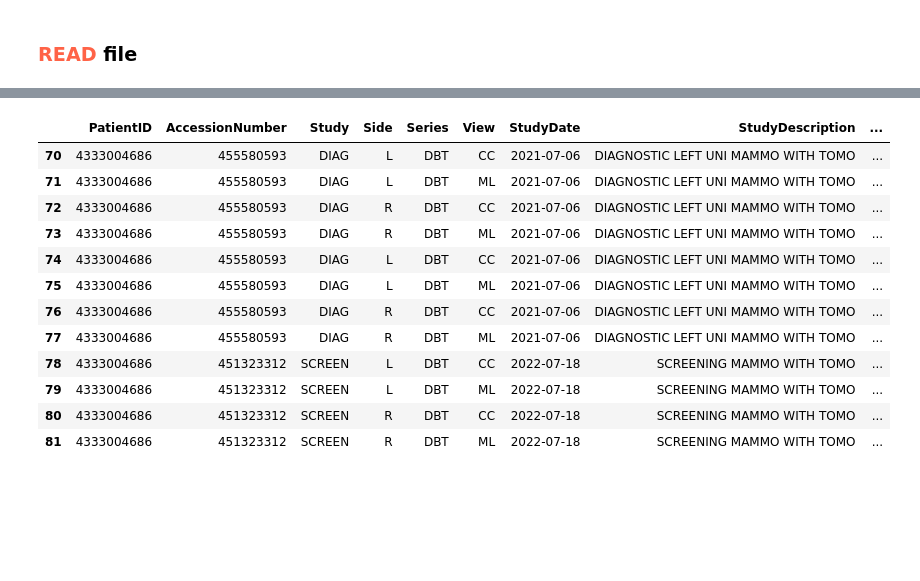
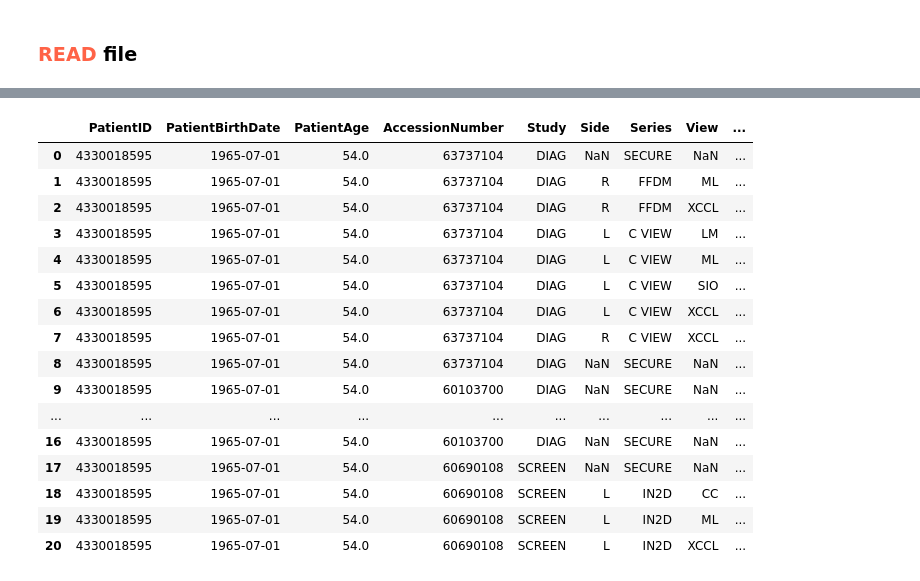
Before and after one commit to tracy01014/MO-DBT-data-curation, a Jupyter notebook: Code/dicom_tag_v2.ipynb, the cells around one changed output, grey strips where cells are left out. Cells and saved outputs as stored; diff of their text form; code cells hidden in the pictures; blank space fills up the shorter version.

Commit message:
add calculate age from patient demo

```diff
--- a/Code/dicom_tag_v2.ipynb
+++ b/Code/dicom_tag_v2.ipynb
@@ -196,7 +306,7 @@ dicom_copy.to_excel(output_file, index=False)
 # %% [markdown]
 ### <span style="color:#FF6347;">**READ**</span> file
 # %%
-file_path = os.path.join(path,'dicom_tag_p2' + ".xlsx")
+file_path = os.path.join(path,'dicom_tag_v2' + ".xlsx")
 dicom = pd.read_excel(file_path)
 # %%
 dicom[dicom["Series"]=="DBT"]
@@ -233,16 +351,20 @@ dicom[dicom['PatientID']==4333000414]
 # %%
-dicom[dicom['PatientID']==4333004686]
+dicom[dicom['PatientID']==4330018595]
 # %% [output]
-|  | PatientID | AccessionNumber | Study | Side | Series | View | StudyDate | StudyDescription | ... |
-| 70 | 4333004686 | 455580593 | DIAG | L | DBT | CC | 2021-07-06 | DIAGNOSTIC LEFT UNI MAMMO WITH TOMO | ... |
-| 71 | 4333004686 | 455580593 | DIAG | L | DBT | ML | 2021-07-06 | DIAGNOSTIC LEFT UNI MAMMO WITH TOMO | ... |
-| 72 | 4333004686 | 455580593 | DIAG | R | DBT | CC | 2021-07-06 | DIAGNOSTIC LEFT UNI MAMMO WITH TOMO | ... |
-| 73 | 4333004686 | 455580593 | DIAG | R | DBT | ML | 2021-07-06 | DIAGNOSTIC LEFT UNI MAMMO WITH TOMO | ... |
-| 74 | 4333004686 | 455580593 | DIAG | L | DBT | CC | 2021-07-06 | DIAGNOSTIC LEFT UNI MAMMO WITH TOMO | ... |
-| 75 | 4333004686 | 455580593 | DIAG | L | DBT | ML | 2021-07-06 | DIAGNOSTIC LEFT UNI MAMMO WITH TOMO | ... |
-| 76 | 4333004686 | 455580593 | DIAG | R | DBT | CC | 2021-07-06 | DIAGNOSTIC LEFT UNI MAMMO WITH TOMO | ... |
-| 77 | 4333004686 | 455580593 | DIAG | R | DBT | ML | 2021-07-06 | DIAGNOSTIC LEFT UNI MAMMO WITH TOMO | ... |
-| 78 | 4333004686 | 451323312 | SCREEN | L | DBT | CC | 2022-07-18 | SCREENING MAMMO WITH TOMO | ... |
-| 79 | 4333004686 | 451323312 | SCREEN | L | DBT | ML | 2022-07-18 | SCREENING MAMMO WITH TOMO | ... |
-| 80 | 4333004686 | 451323312 | SCREEN | R | DBT | CC | 2022-07-18 | SCREENING MAMMO WITH TOMO | ... |
-| 81 | 4333004686 | 451323312 | SCREEN | R | DBT | ML | 2022-07-18 | SCREENING MAMMO WITH TOMO | ... |
+|  | PatientID | PatientBirthDate | PatientAge | AccessionNumber | Study | Side | Series | View | ... |
+| 0 | 4330018595 | 1965-07-01 | 54.0 | 63737104 | DIAG | NaN | SECURE | NaN | ... |
+| 1 | 4330018595 | 1965-07-01 | 54.0 | 63737104 | DIAG | R | FFDM | ML | ... |
+| 2 | 4330018595 | 1965-07-01 | 54.0 | 63737104 | DIAG | R | FFDM | XCCL | ... |
+| 3 | 4330018595 | 1965-07-01 | 54.0 | 63737104 | DIAG | L | C VIEW | LM | ... |
+| 4 | 4330018595 | 1965-07-01 | 54.0 | 63737104 | DIAG | L | C VIEW | ML | ... |
+| 5 | 4330018595 | 1965-07-01 | 54.0 | 63737104 | DIAG | L | C VIEW | SIO | ... |
+| 6 | 4330018595 | 1965-07-01 | 54.0 | 63737104 | DIAG | L | C VIEW | XCCL | ... |
+| 7 | 4330018595 | 1965-07-01 | 54.0 | 63737104 | DIAG | R | C VIEW | XCCL | ... |
+| 8 | 4330018595 | 1965-07-01 | 54.0 | 63737104 | DIAG | NaN | SECURE | NaN | ... |
+| 9 | 4330018595 | 1965-07-01 | 54.0 | 60103700 | DIAG | NaN | SECURE | NaN | ... |
+| ... | ... | ... | ... | ... | ... | ... | ... | ... | ... |
+| 16 | 4330018595 | 1965-07-01 | 54.0 | 60103700 | DIAG | NaN | SECURE | NaN | ... |
+| 17 | 4330018595 | 1965-07-01 | 54.0 | 60690108 | SCREEN | NaN | SECURE | NaN | ... |
+| 18 | 4330018595 | 1965-07-01 | 54.0 | 60690108 | SCREEN | L | IN2D | CC | ... |
+| 19 | 4330018595 | 1965-07-01 | 54.0 | 60690108 | SCREEN | L | IN2D | ML | ... |
+| 20 | 4330018595 | 1965-07-01 | 54.0 | 60690108 | SCREEN | L | IN2D | XCCL | ... |
```
Also changed, not shown: parts of 31 cells of this notebook.
